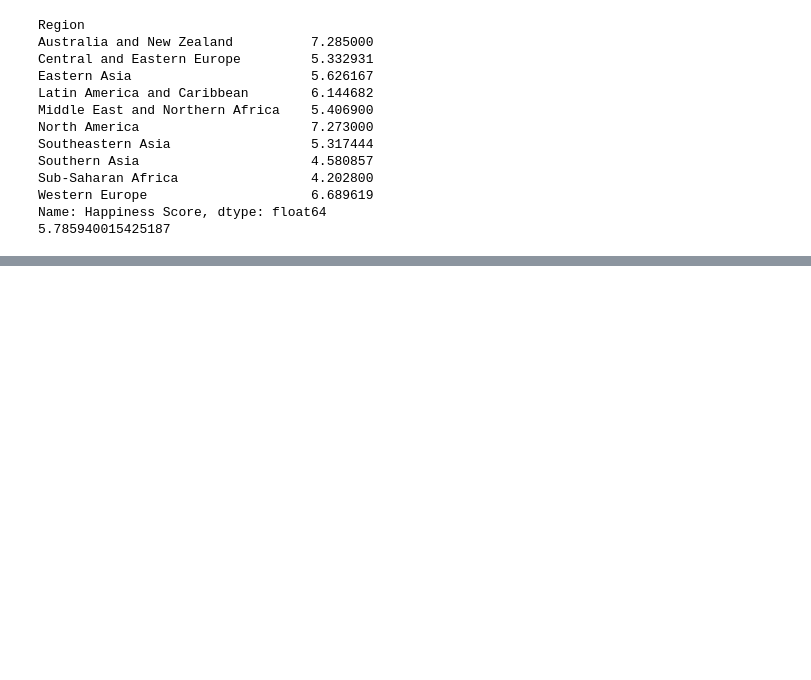
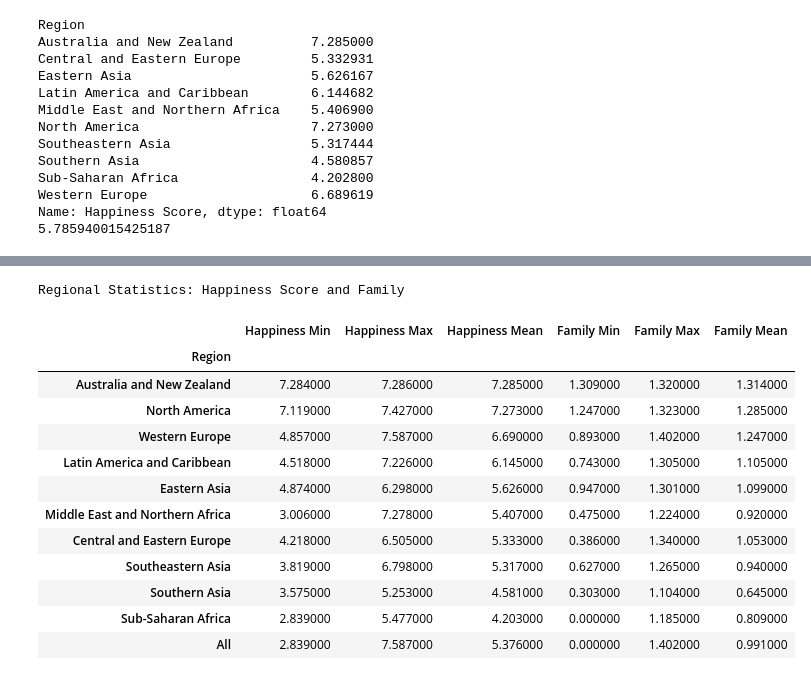
Before and after one commit to pilauria/worlds_happiness, a Jupyter notebook: notebooks/worlds_happiness.ipynb, the cells around one changed output, grey strips where cells are left out. Saved outputs shown, nothing was run; the diff lists cells and outputs as text; code cells hidden in the pictures; blank space fills up the shorter version.

```diff
--- a/notebooks/worlds_happiness.ipynb
+++ b/notebooks/worlds_happiness.ipynb
@@ -273,0 +381,19 @@ Name: Happiness Score, dtype: float64
+# %%
+# Calculate min, max, and mean for Family and Happiness Score by region
+stats_by_region = df.groupby('Region').agg({
+    'Family': ['min', 'max', 'mean'],
+    'Happiness Score': ['min', 'max', 'mean']
+}).round(3)
+
+# Rename columns for better readability
+stats_by_region.columns = [
+    'Family_Min', 'Family_Max', 'Family_Mean',
+    'Happiness_Min', 'Happiness_Max', 'Happiness_Mean'
+]
+
+# Sort by mean happiness score
+stats_by_region = stats_by_region.sort_values('Happiness_Mean', ascending=False)
+
+# Display with better formatting
+pd.set_option('display.max_columns', None)
+display(stats_by_region.style.set_caption('Regional Statistics: Family and Happiness Scores'))
@@ -273,0 +414,51 @@ Name: Happiness Score, dtype: float64
+# %%
+# Create pivot table
+pivot_stats = pd.pivot_table(df,
+                           values=['Happiness Score', 'Family'],
+                           index=['Region'],
+                           aggfunc=['min', 'max', 'mean'],
+                           margins=True,
+                           margins_name='All').round(3)
+
+# Reorder the columns to group Happiness Score and Family statistics
+column_order = [
+    ('min', 'Happiness Score'),
+    ('max', 'Happiness Score'),
+    ('mean', 'Happiness Score'),
+    ('min', 'Family'),
+    ('max', 'Family'),
+    ('mean', 'Family')
+]
+
+pivot_stats = pivot_stats[column_order]
+
+# Sort by mean happiness score (excluding 'All' row)
+pivot_stats = pd.concat([
+    pivot_stats.iloc[:-1].sort_values(('mean', 'Happiness Score'), ascending=False),
+    pivot_stats.iloc[-1:] # Keep 'All' row at the bottom
+])
+
+# Rename columns for better readability
+pivot_stats.columns = [
+    'Happiness Min', 'Happiness Max', 'Happiness Mean',
+    'Family Min', 'Family Max', 'Family Mean'
+]
+
+# Display with better formatting
+pd.set_option('display.max_columns', None)
+display(pivot_stats.style.set_caption('Regional Statistics: Happiness Score and Family'))
+# %% [output]
+Regional Statistics: Happiness Score and Family
+|  | Happiness Min | Happiness Max | Happiness Mean | Family Min | Family Max | Family Mean |
+| Region |  |  |  |  |  |  |
+| Australia and New Zealand | 7.284000 | 7.286000 | 7.285000 | 1.309000 | 1.320000 | 1.314000 |
+| North America | 7.119000 | 7.427000 | 7.273000 | 1.247000 | 1.323000 | 1.285000 |
+| Western Europe | 4.857000 | 7.587000 | 6.690000 | 0.893000 | 1.402000 | 1.247000 |
+| Latin America and Caribbean | 4.518000 | 7.226000 | 6.145000 | 0.743000 | 1.305000 | 1.105000 |
+| Eastern Asia | 4.874000 | 6.298000 | 5.626000 | 0.947000 | 1.301000 | 1.099000 |
+| Middle East and Northern Africa | 3.006000 | 7.278000 | 5.407000 | 0.475000 | 1.224000 | 0.920000 |
+| Central and Eastern Europe | 4.218000 | 6.505000 | 5.333000 | 0.386000 | 1.340000 | 1.053000 |
+| Southeastern Asia | 3.819000 | 6.798000 | 5.317000 | 0.627000 | 1.265000 | 0.940000 |
+| Southern Asia | 3.575000 | 5.253000 | 4.581000 | 0.303000 | 1.104000 | 0.645000 |
+| Sub-Saharan Africa | 2.839000 | 5.477000 | 4.203000 | 0.000000 | 1.185000 | 0.809000 |
+| All | 2.839000 | 7.587000 | 5.376000 | 0.000000 | 1.402000 | 0.991000 |
```
Also changed, not shown: parts of 5 cells of this notebook.
